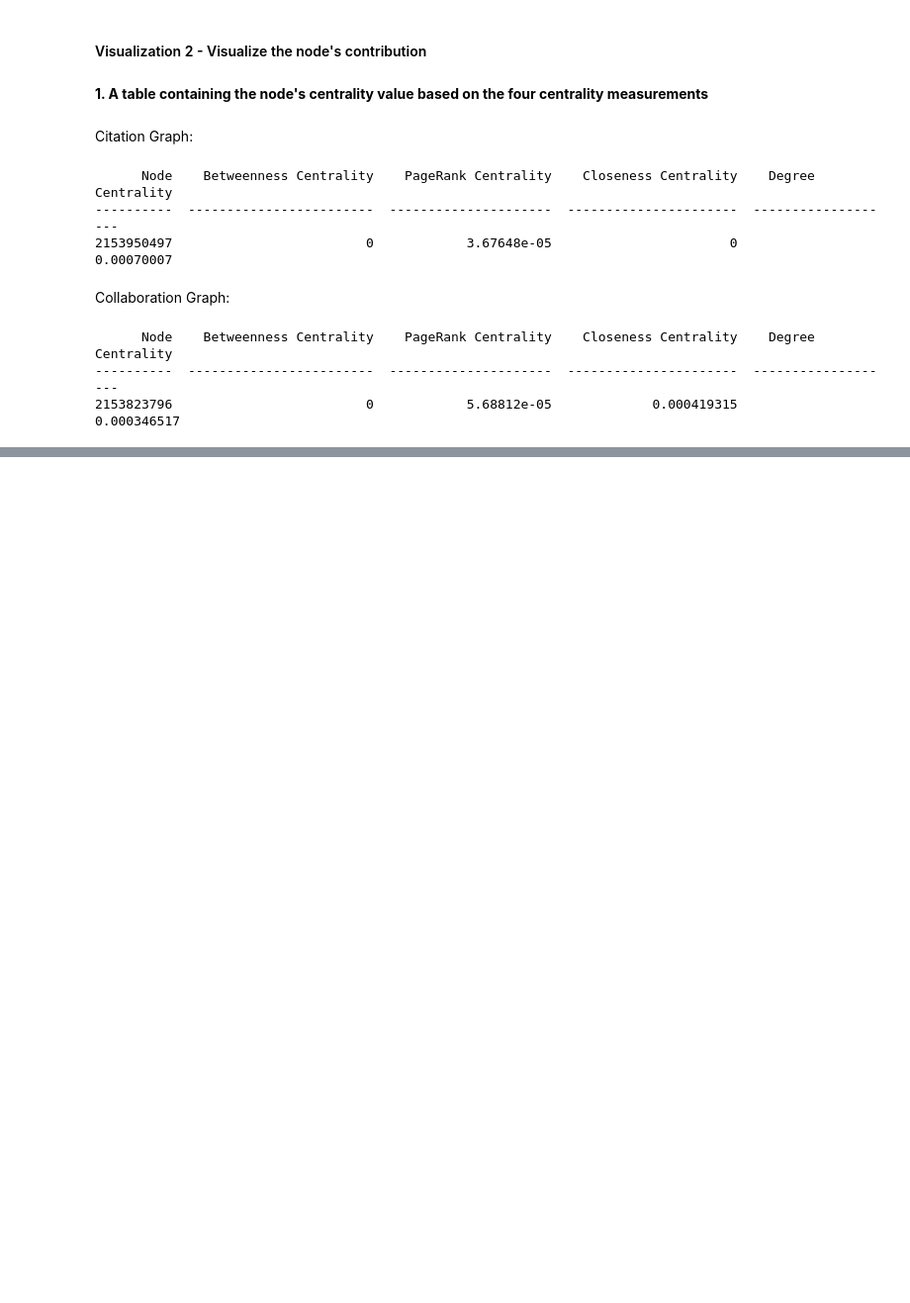
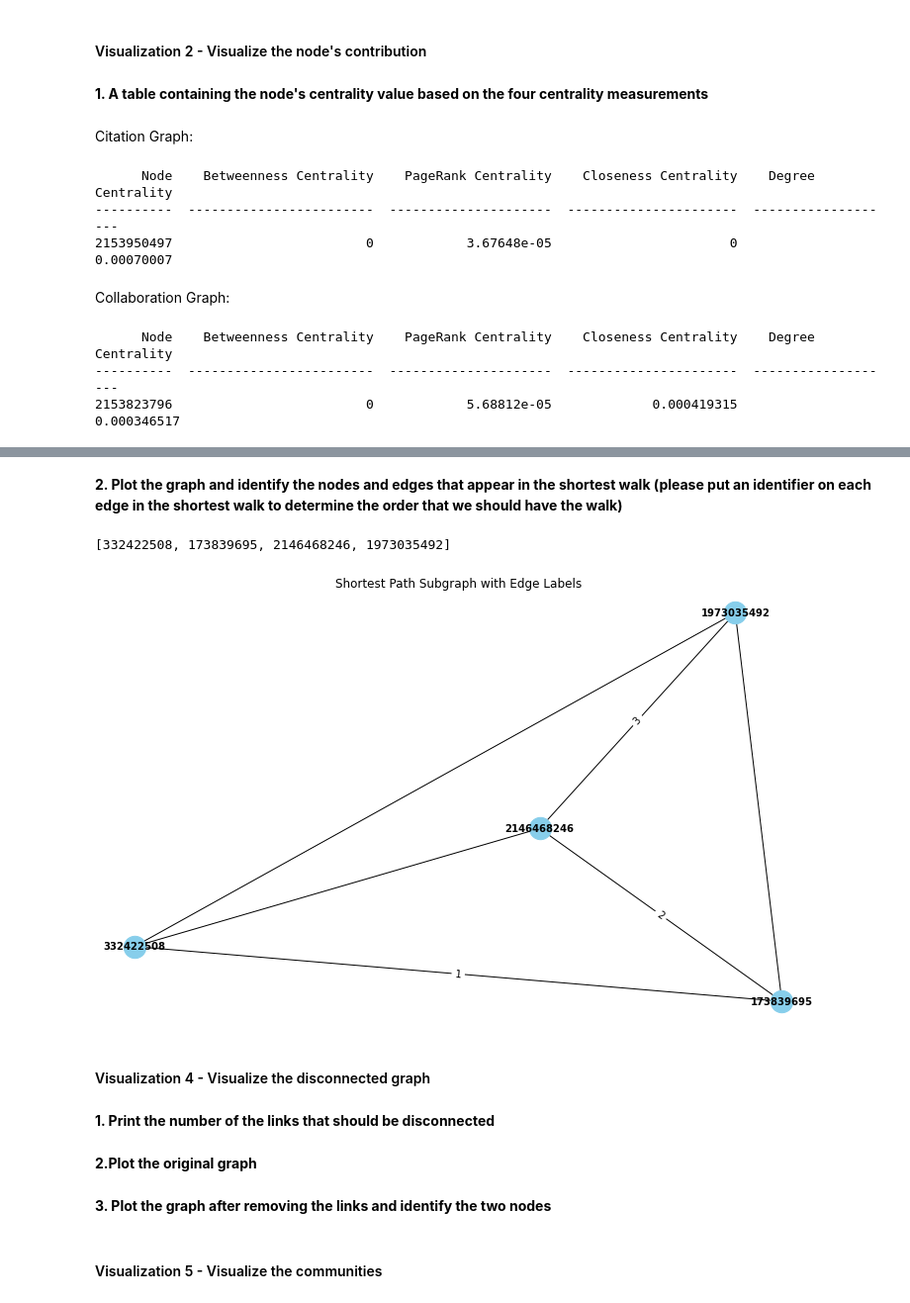
Before and after one commit to giuprinzi/ADM_HW5_GROUP7, a Jupyter notebook: main.ipynb, the cells around one changed output, grey strips where cells are left out. Shown at 99% size. Drawn from its saved outputs; the diff is of its cells as text; code cells hidden in the pictures; blank space fills up the shorter version.

```diff
--- a/main.ipynb
+++ b/main.ipynb
@@ -740,0 +801,26 @@ In order to get an heuristic we are going into some steps:
+# %%
+def get_papers_for_shortest_walk(G, path):
+    # Initialize an empty list to hold the papers (edges) in the walk
+    papers_in_walk = []
+
+    # Iterate through the path and find the papers connecting each consecutive pair of authors
+    for i in range(len(path) - 1):
+        start_author = path[i]
+        end_author = path[i + 1]
+
+        # Retrieve the papers (or collaborations) associated with the edge
+        # This assumes you have an attribute for each edge that lists the associated paper(s)
+        # Adjust the attribute name as per your graph's data
+        papers = G[start_author][end_author].get('titles', 'Unknown Paper')
+
+        # If multiple papers are found, you might want to handle them here
+        # For simplicity, we're assuming it's a single identifier
+        papers_in_walk.append((start_author, end_author, papers))
+
+    return papers_in_walk
+# %%
+papers_in_walk = get_papers_for_shortest_walk(graph_used, path)
+# Print the papers in order
+print("Papers needed to be crossed in the shortest walk: \n")
+for i, (start, end, paper) in enumerate(papers_in_walk, 1):
+    print(f"{i}. Between {start} and {end}: Papers: {paper} +\n")
@@ -740,0 +835,32 @@ In order to get an heuristic we are going into some steps:
+# %% [markdown]
+**2. Plot the graph and identify the nodes and edges that appear in the shortest walk (please put an identifier on each edge in the shortest walk to determine the order that we should have the walk)**
+# %%
+print(path)
+# %% [output]
+[332422508, 173839695, 2146468246, 1973035492]
+# %%
+# Create a subgraph with nodes from the shortest path
+shortest_path_subgraph = collaboration_graph.subgraph(path)
+
+# Create a dictionary of edge labels based on order in the shortest path
+edge_labels = {(path[i], path[i + 1]): str(i + 1) for i in range(len(path) - 1)}
+
+# Draw the subgraph with labels on the edges
+plt.figure(figsize=(10, 6))
+pos = nx.spring_layout(shortest_path_subgraph)
+nx.draw(shortest_path_subgraph, pos=pos, with_labels=True, node_color='skyblue', node_size=500, font_weight='bold', font_size=10)
+nx.draw_networkx_edge_labels(shortest_path_subgraph, pos=pos, edge_labels=edge_labels)
+plt.title('Shortest Path Subgraph with Edge Labels')
+plt.show()
+# %% [output]
+[figure, added]
+# %% [markdown]
+#### Visualization 4 - Visualize the disconnected graph
+# %% [markdown]
+**1. Print the number of the links that should be disconnected**
+# %% [markdown]
+**2.Plot the original graph**
+# %% [markdown]
+**3. Plot the graph after removing the links and identify the two nodes**
+# %% [markdown]
+#### Visualization 5 - Visualize the communities
```
Also changed, not shown: parts of 49 cells of this notebook.
